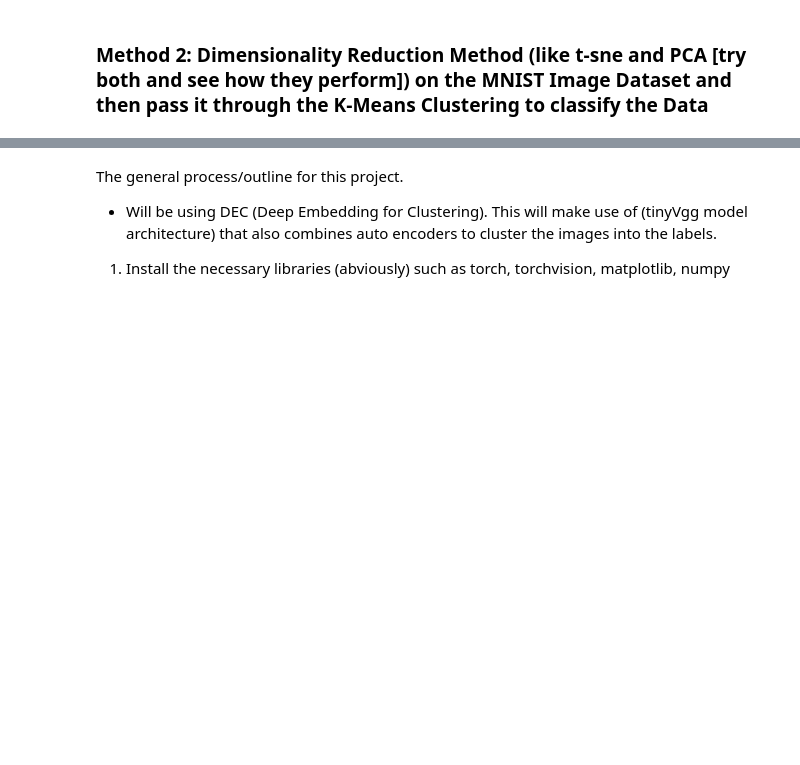
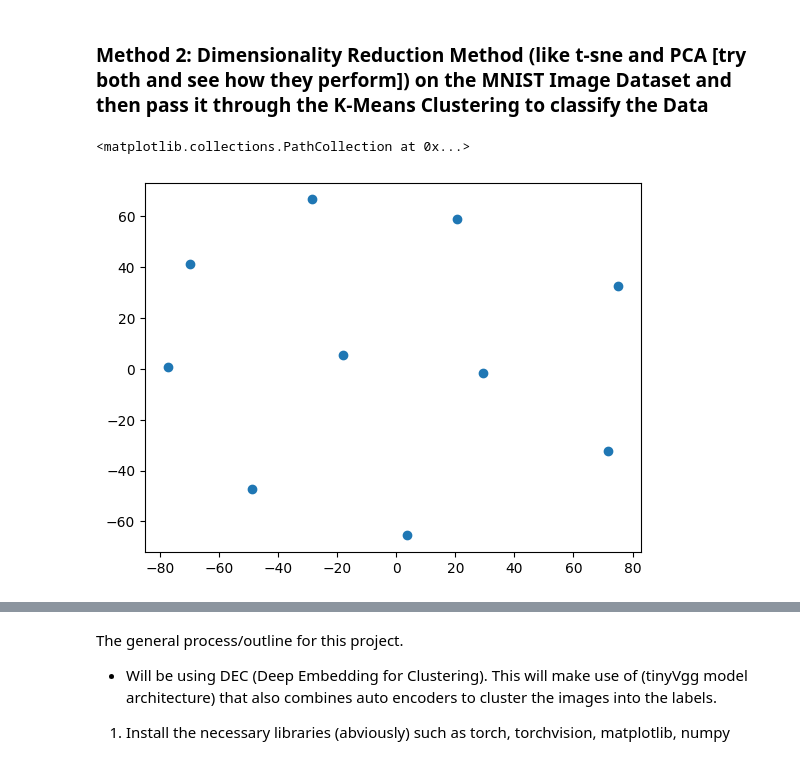
Before and after one commit to kmsmeng/AutoEncoder, a Jupyter notebook: image_clustering.ipynb, the cells around one changed output, grey strips where cells are left out. Saved outputs shown, nothing was run; the diff lists cells and outputs as text; code cells hidden in the pictures; blank space fills up the shorter version.

```diff
--- a/image_clustering.ipynb
+++ b/image_clustering.ipynb
@@ -98,6 +115,11 @@ from sklearn.mixture import GaussianMixture
 
 gmm = GaussianMixture(n_components=10)
 gmm_labels = gmm.fit_predict(X_embedded)
+# %%
+plt.scatter(cluster_centers[:, 0], cluster_centers[:, 1])
+# %% [output]
+<matplotlib.collections.PathCollection at 0x...>
+[figure, added]
 # %%
 import matplotlib.pyplot as plt
 
```
Also changed, not shown: parts of 40 cells of this notebook.
